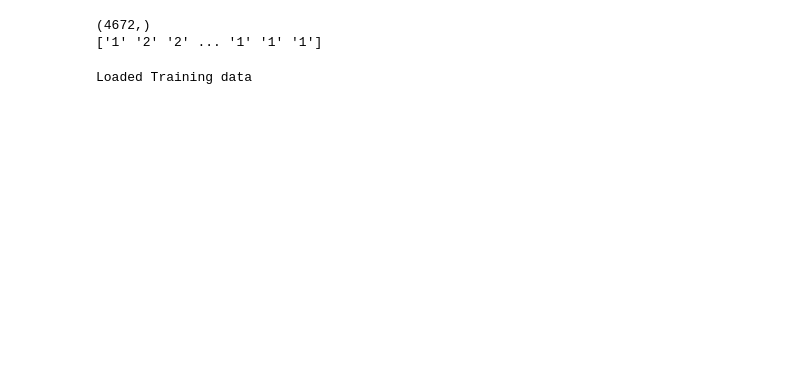
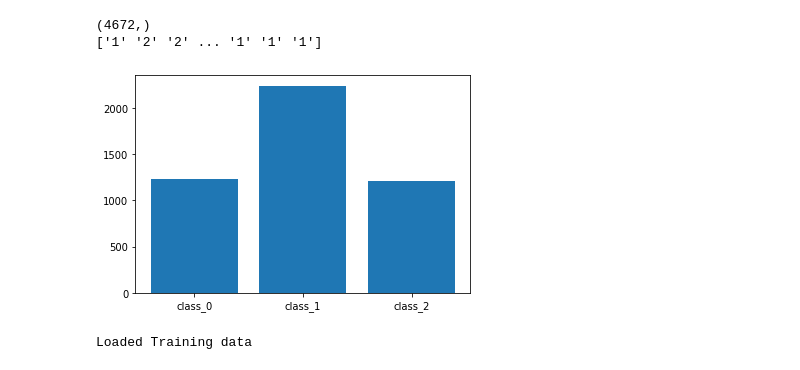
Before and after one commit to dyka3773/uni-projects, a Jupyter notebook: Advanced Machine Learning/Model.ipynb, the cells around one changed output. Cells and saved outputs as stored; diff of their text form; code cells hidden in the pictures; blank space fills up the shorter version.

```diff
--- a/Advanced Machine Learning/Model.ipynb
+++ b/Advanced Machine Learning/Model.ipynb
@@ -135,6 +135,22 @@ print(labels)
 # %% [output]
 (4672,)
 ['1' '2' '2' ... '1' '1' '1']
+# %%
+class_0=class_1=class_2=0
+
+for i in labels:
+  if i=='0':
+    class_0 += 1
+  elif i=='1':
+    class_1 += 1
+  else:
+    class_2 += 1
+
+plt.subplot(111)
+plt.bar(['class_0','class_1','class_2'],[class_0, class_1, class_2])
+plt.show()
+# %% [output]
+[figure, added]
 # %%
 train_imgs = []
 for i in range(img_name.size):
```
Also changed, not shown: parts of 18 cells of this notebook, 4 other files.
